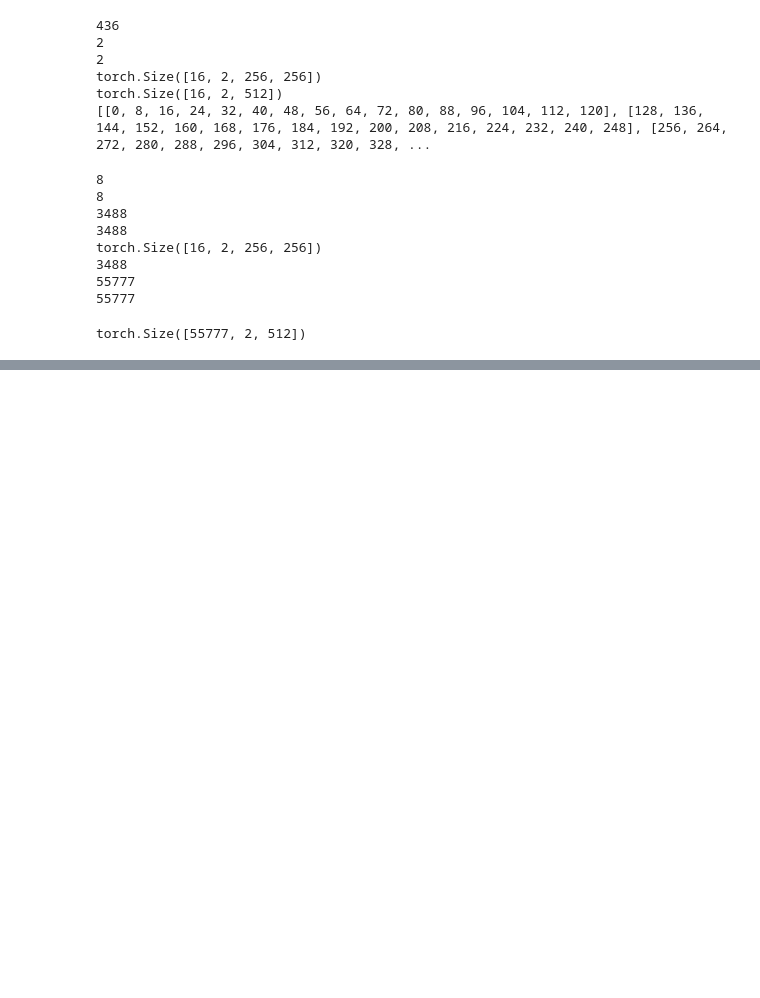
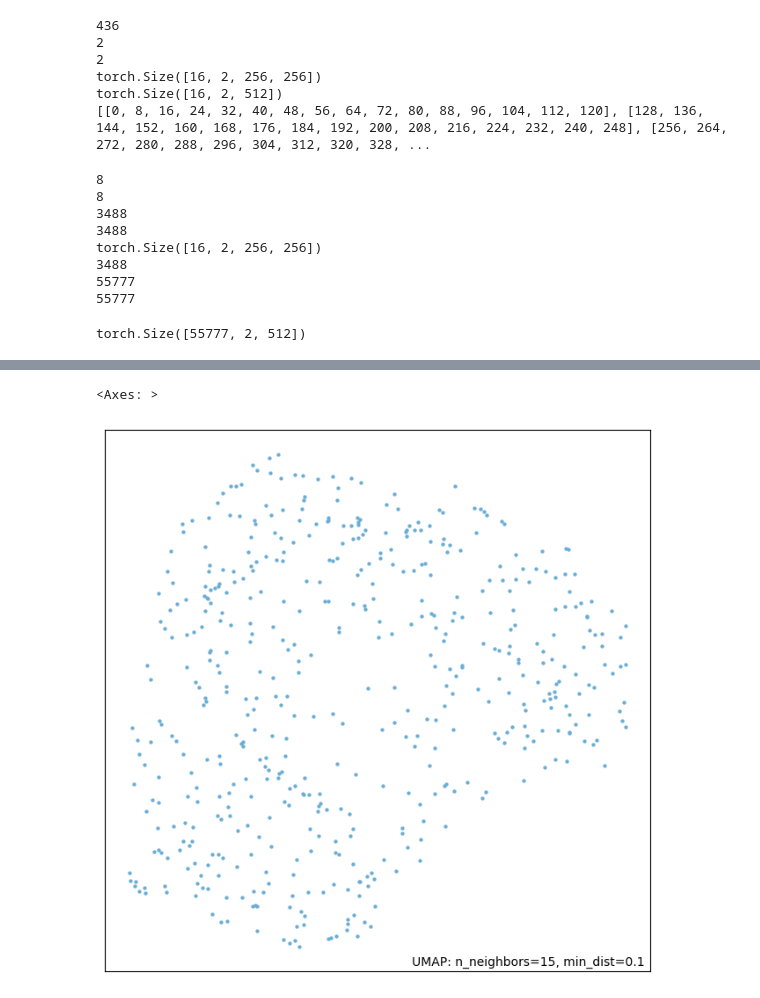
Before and after one commit to ishan-gaur/implicit-cell-model, a Jupyter notebook: embedding.ipynb, the cells around one changed output, grey strips where cells are left out. Saved outputs shown, nothing was run; the diff lists cells and outputs as text; code cells hidden in the pictures; blank space fills up the shorter version.

```diff
--- a/embedding.ipynb
+++ b/embedding.ipynb
@@ -259,0 +316,11 @@ plt.show()
+# %%
+# plot UMAP of 100 samples
+
+import umap
+import umap.plot
+
+umap_embedding = umap.UMAP().fit(embeddings)
+umap.plot.points(umap_embedding)
+# %% [output]
+<Axes: >
+[figure, added]
```
Also changed, not shown: parts of 7 cells of this notebook, 1 other file.
